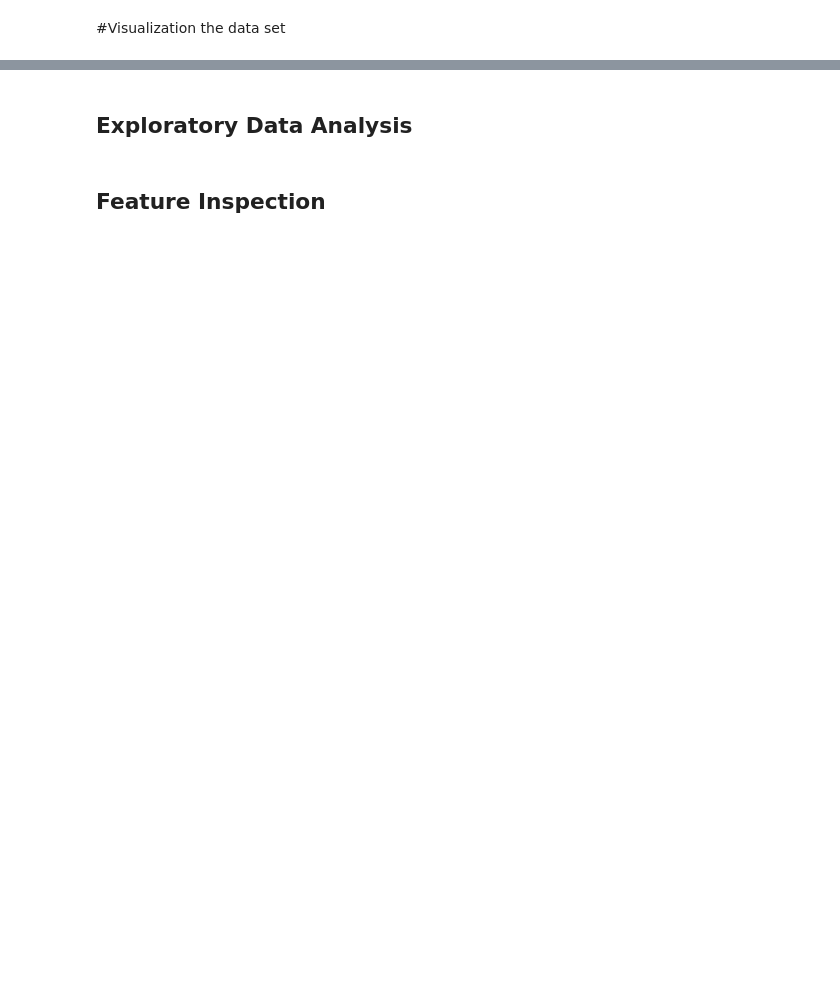
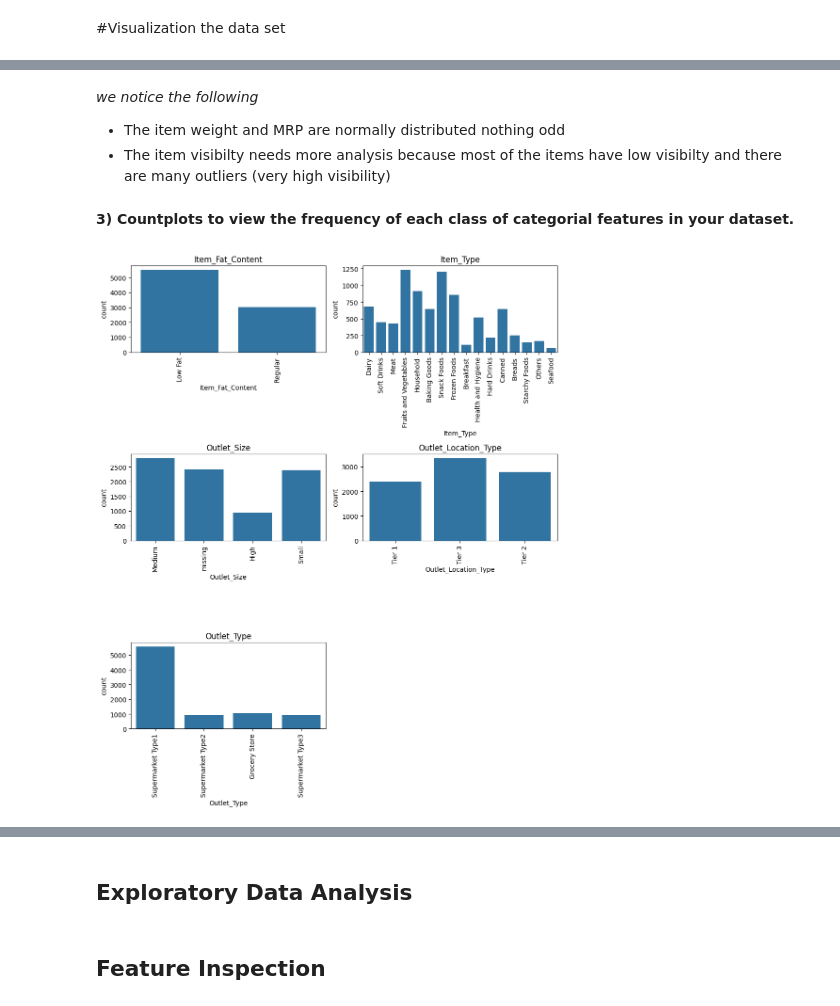
Before and after one commit to Khalil-Salama/Prediction-of-Product-Sales, a Jupyter notebook: Prediction_of_Product_Sales.ipynb, the cells around one changed output, grey strips where cells are left out. Cells and saved outputs as stored; diff of their text form; code cells hidden in the pictures; blank space fills up the shorter version.

```diff
--- a/Prediction_of_Product_Sales.ipynb
+++ b/Prediction_of_Product_Sales.ipynb
@@ -346,0 +407,43 @@ mean: 1997.8318667135984
+# %% [markdown]
+*we notice the following*
+- The item weight and MRP are normally distributed nothing odd
+- The item visibilty needs more analysis because most of the items have low visibilty and there are many outliers (very high visibility)
+# %% [markdown]
+**3) Countplots to view the frequency of each class of categorial features in your dataset.**
+# %%
+# creat countplots for categorial features for cat_cols
+categorical_cols = ['Item_Fat_Content', 'Item_Type', 'Outlet_Size', 'Outlet_Location_Type', 'Outlet_Type']
+# Determine the number of rows and columns for the subplots
+n_cols = 2
+n_rows = (len(categorical_cols) + n_cols - 1) // n_cols
+
+# Create the subplots
+fig, axes = plt.subplots(n_rows, n_cols, figsize=(10, n_rows * 4))
+
+# Flatten the axes array for easy iteration if there's more than one row
+if n_rows > 1:
+    axes = axes.flatten()
+else:
+    # If there's only one row, axes is not a 2D array, so handle it differently
+    if n_cols > 1:
+        axes = axes
+    else:
+        # If there's only one plot, axes is just a single axis object
+        axes = [axes]
+
+# Plot countplots for the categorical columns
+for i, col in enumerate(categorical_cols):
+    ax = axes[i]
+    sns.countplot(data=sales_pred, x=col, ax=ax) # Using x for vertical bars
+    ax.set_title(col)
+    ax.tick_params(axis='x', rotation=90); # Rotate x-axis labels
+
+# If there are fewer plots than total axes, turn off the remaining axes
+if len(categorical_cols) < len(axes):
+    for i in range(len(categorical_cols), len(axes)):
+        axes[i].axis('off')
+
+fig.tight_layout()
+plt.show();
+# %% [output]
+[figure, added]
```
Also changed, not shown: parts of 12 cells of this notebook.
